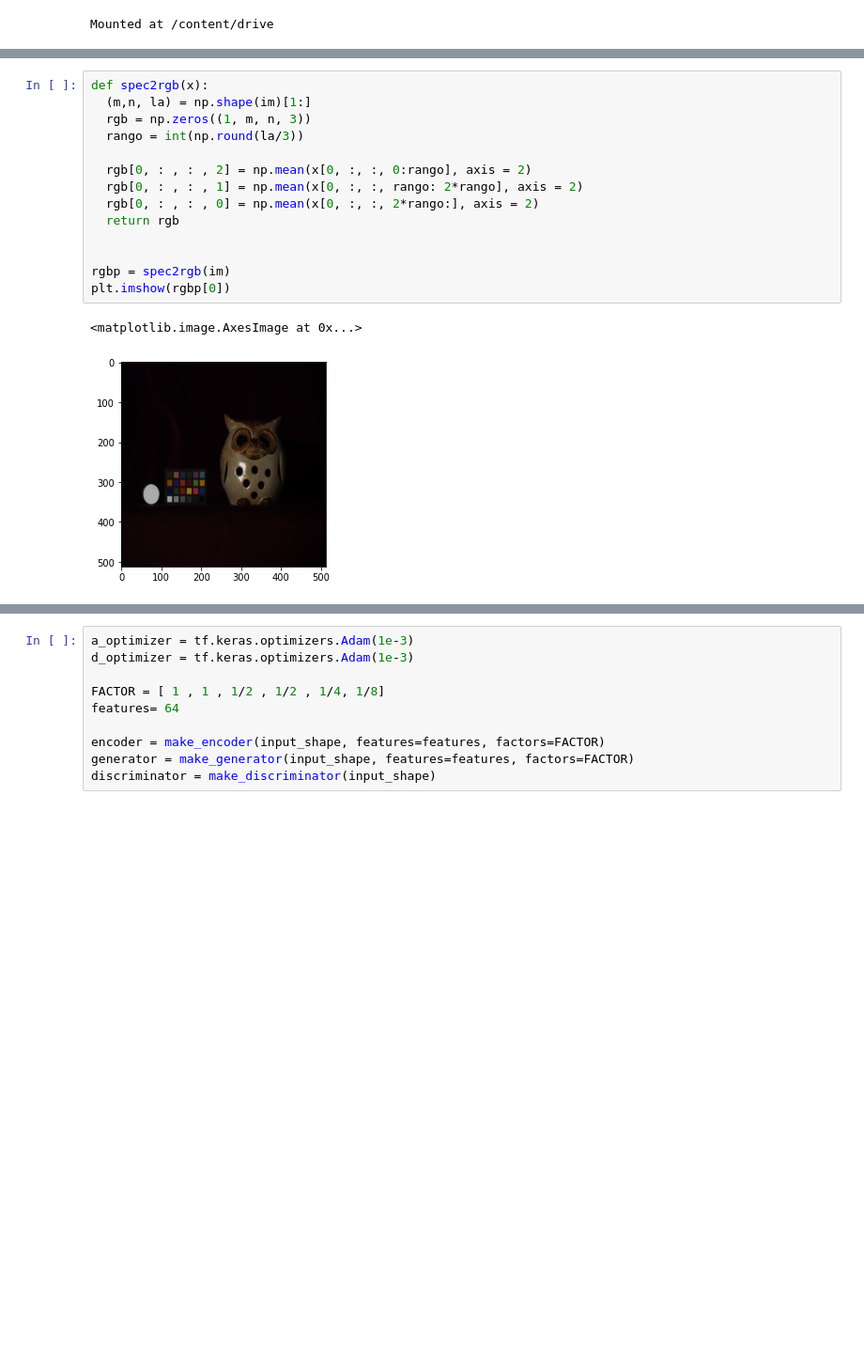
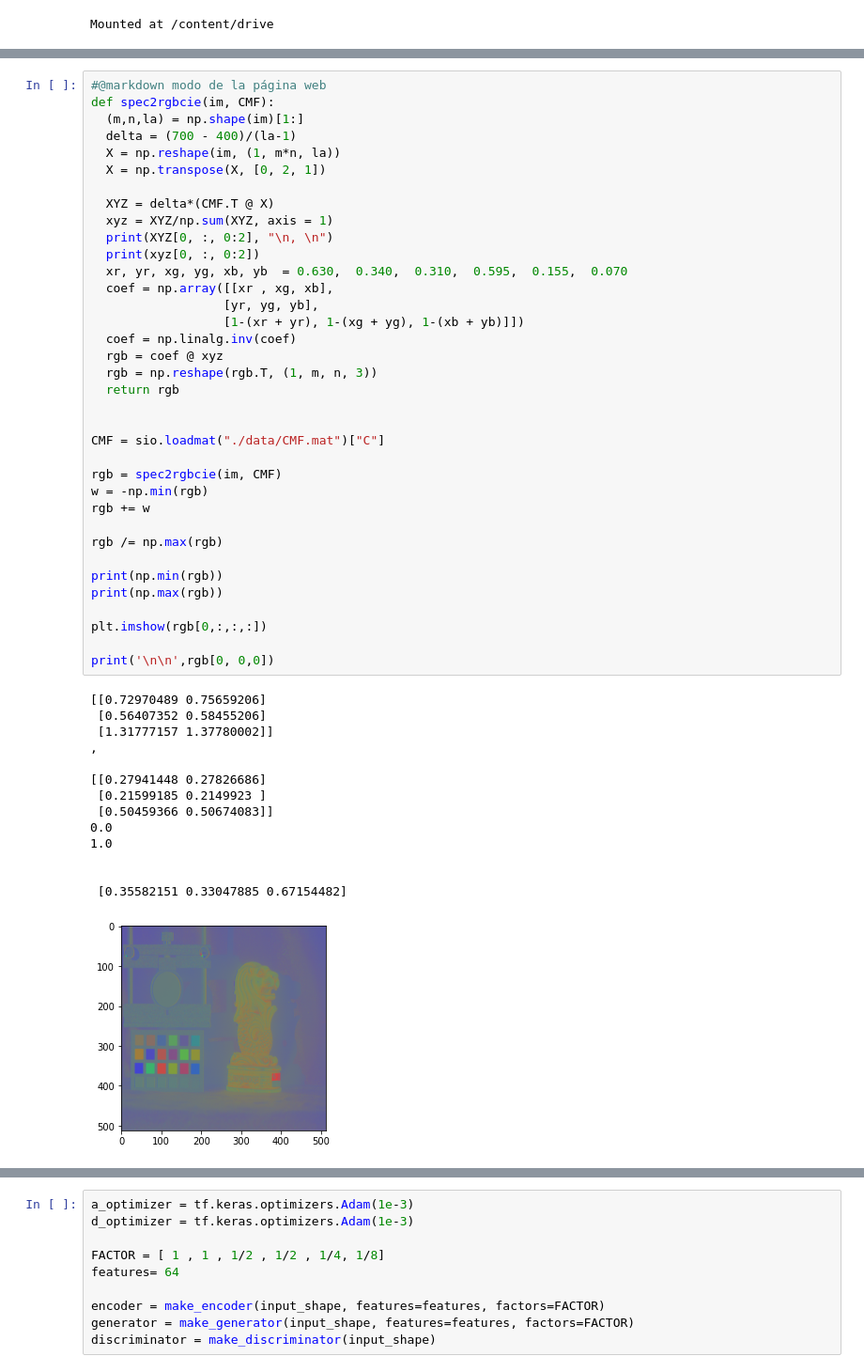
Before and after one commit to bemc22/spectral-gans, a Jupyter notebook: notebooks/Geison GSDtrain.ipynb, the cells around one changed output, grey strips where cells are left out. Shown at 94% size. Cells and saved outputs as stored; diff of their text form; blank space fills up the shorter version.

```diff
--- a/notebooks/Geison GSDtrain.ipynb
+++ b/notebooks/Geison GSDtrain.ipynb
@@ -57,17 +113,51 @@ plt.plot(im[0, 0, 0, :])
-# %%
-def spec2rgb(x):
-  (m,n, la) = np.shape(im)[1:]
-  rgb = np.zeros((1, m, n, 3))
-  rango = int(np.round(la/3))
-
-  rgb[0, : , : , 2] = np.mean(x[0, :, :, 0:rango], axis = 2)
-  rgb[0, : , : , 1] = np.mean(x[0, :, :, rango: 2*rango], axis = 2)
-  rgb[0, : , : , 0] = np.mean(x[0, :, :, 2*rango:], axis = 2)
-  return rgb
-
-
-rgbp = spec2rgb(im)
-plt.imshow(rgbp[0])
-# %% [output]
-<matplotlib.image.AxesImage at 0x...>
-[figure, removed]
+# %%
+#@markdown modo de la página web
+def spec2rgbcie(im, CMF):
+  (m,n,la) = np.shape(im)[1:]
+  delta = (700 - 400)/(la-1)
+  X = np.reshape(im, (1, m*n, la))
+  X = np.transpose(X, [0, 2, 1])
+
+  XYZ = delta*(CMF.T @ X)
+  xyz = XYZ/np.sum(XYZ, axis = 1)
+  print(XYZ[0, :, 0:2], "\n, \n")
+  print(xyz[0, :, 0:2])
+  xr, yr, xg, yg, xb, yb  = 0.630,	0.340,	0.310,	0.595,	0.155,	0.070
+  coef = np.array([[xr , xg, xb],
+                  [yr, yg, yb],
+                  [1-(xr + yr), 1-(xg + yg), 1-(xb + yb)]])
+  coef = np.linalg.inv(coef)
+  rgb = coef @ xyz
+  rgb = np.reshape(rgb.T, (1, m, n, 3))
+  return rgb
+
+
+CMF = sio.loadmat("./data/CMF.mat")["C"]
+
+rgb = spec2rgbcie(im, CMF)
+w = -np.min(rgb)
+rgb += w
+
+rgb /= np.max(rgb)
+
+print(np.min(rgb))
+print(np.max(rgb))
+
+plt.imshow(rgb[0,:,:,:])
+
+print('\n\n',rgb[0, 0,0])
+# %% [output]
+[[0.72970489 0.75659206]
+ [0.56407352 0.58455206]
+ [1.31777157 1.37780002]]
+,
+
+[[0.27941448 0.27826686]
+ [0.21599185 0.2149923 ]
+ [0.50459366 0.50674083]]
+0.0
+1.0
+
+
+ [0.35582151 0.33047885 0.67154482]
+[figure, added]
```
Also changed, not shown: parts of 8 cells of this notebook, 4 other files.
